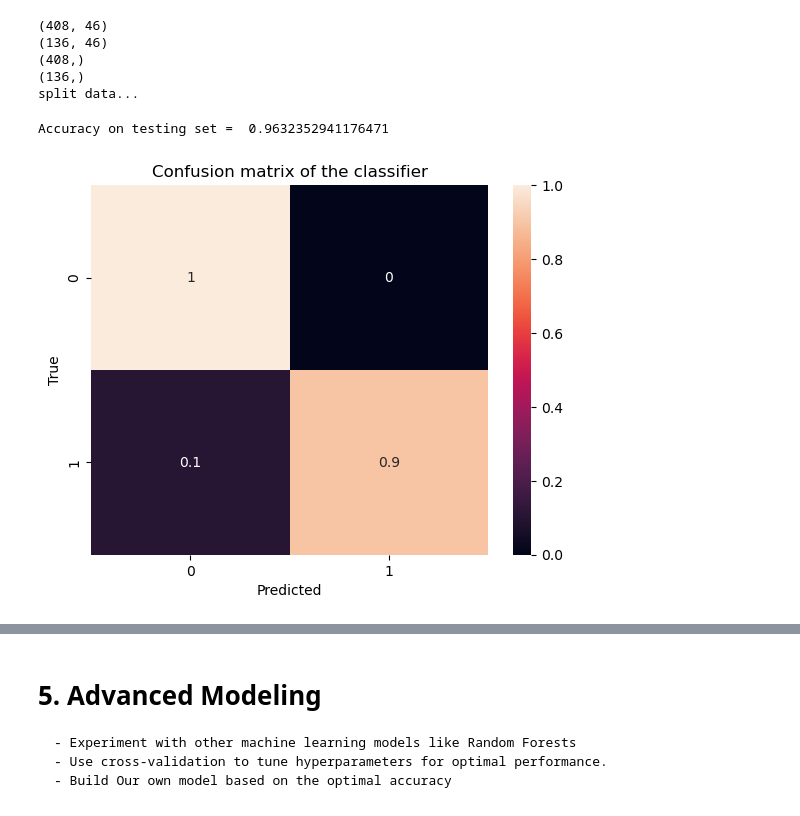
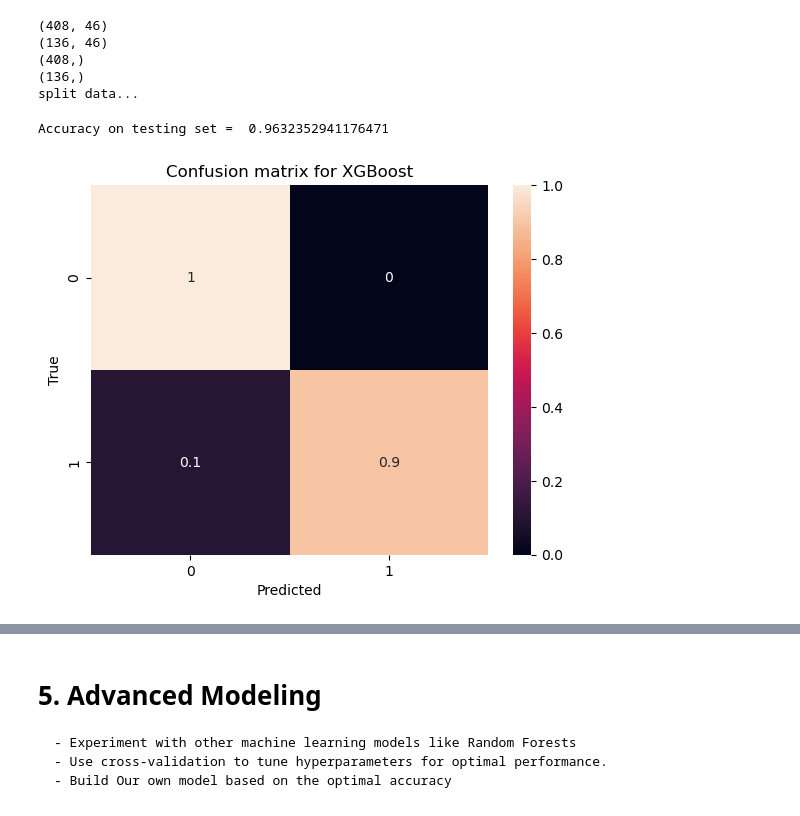
Before and after one commit to digitaldna01/CASCS506-FinalProject, a Jupyter notebook: Finalproject.ipynb, the cells around one changed output, grey strips where cells are left out. Saved outputs shown, nothing was run; the diff lists cells and outputs as text; code cells hidden in the pictures.

```diff
--- a/Finalproject.ipynb
+++ b/Finalproject.ipynb
@@ -317,33 +324,33 @@ split data...
 # %%
 #XGBoost Model training
 
 from xgboost import XGBClassifier
 from sklearn.metrics import accuracy_score, confusion_matrix
 
 # features = ['Helpfulness', 'AppearsIn', 'ButAppearance', 'isEmpty']
 
 # X_train_select = X_train[features]
 # X_test_select = X_test[features]
 
 # Learn the model
 model = XGBClassifier(tree_method = "hist", device = "cuda").fit(X_train, Y_train.astype(int))
 
 # Predict the score using the model
 Y_test_predictions = model.predict(X_test)
 
 # Evaluate your model on the testing set
 print("Accuracy on testing set = ", accuracy_score(Y_test, Y_test_predictions))
 
 # Plot a confusion matrix
 cm = confusion_matrix(Y_test, Y_test_predictions, normalize='true')
 sns.heatmap(cm, annot=True)
-plt.title('Confusion matrix of the classifier')
+plt.title('Confusion matrix for XGBoost')
 plt.xlabel('Predicted')
 plt.ylabel('True')
 plt.show()
 # %% [output]
 Accuracy on testing set =  0.9632352941176471
-[figure, old version]
+[figure, new version]
 # %%
 # trying to do svc
 from sklearn.svm import SVC
```
Also changed, not shown: parts of 2 cells of this notebook, 5 other files.
